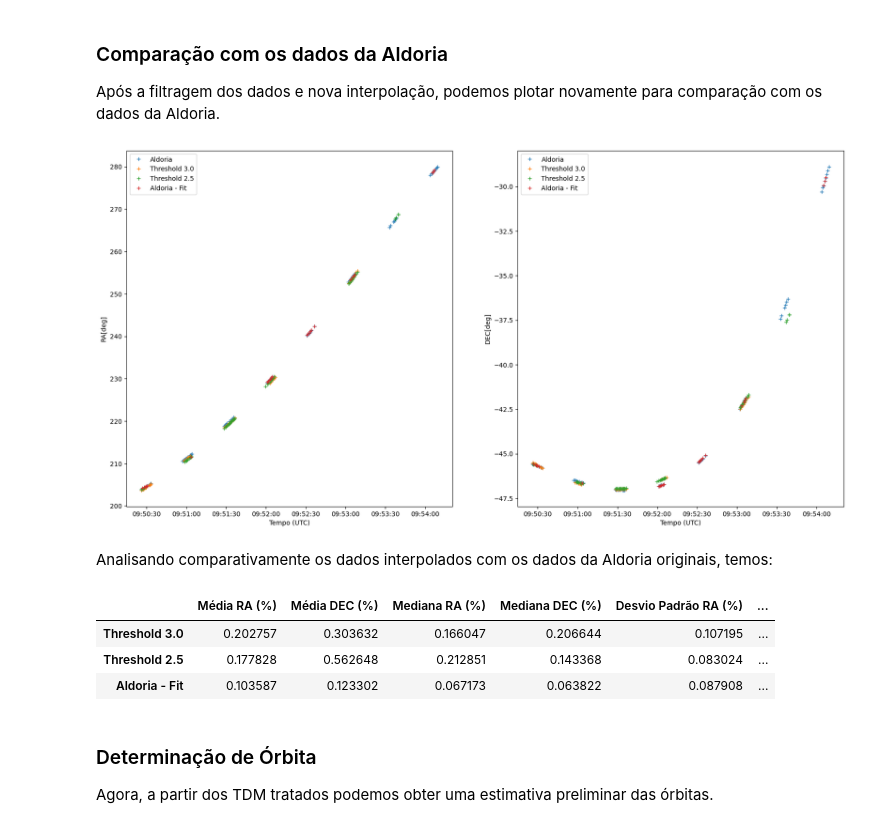
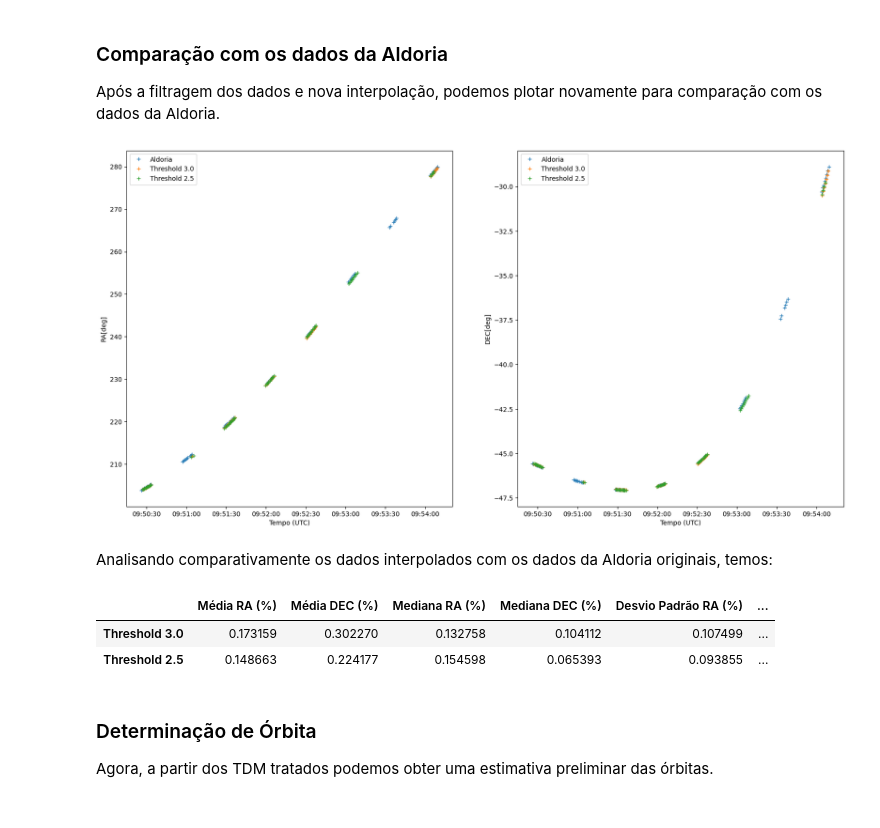
Before and after one commit to Rafa1914/spacepykit, a Jupyter notebook: data-exploration-notebook.ipynb, the cells around one changed output. Cells and saved outputs as stored; diff of their text form; code cells hidden in the pictures.

```diff
--- a/data-exploration-notebook.ipynb
+++ b/data-exploration-notebook.ipynb
@@ -50,11 +50,11 @@ def filter_raw_data(df_raw: pd.DataFrame, df_fit=None):
     std_dec = df_fit.describe().loc["std", "Desvio DEC (%)"]
     mean_dec = df_fit.describe().loc["mean", "Desvio DEC (%)"]
     third_quarter_dec = df_fit.describe().loc["75%", "Desvio DEC (%)"]
-    filter = (abs(df_fit["Desvio RA (%)"] - mean_ra) < 1.0 * std_ra) & (
-        abs(df_fit["Desvio DEC (%)"] - mean_dec) < 1.0 * std_dec
-    )
+    # filter = (abs(df_fit["Desvio RA (%)"] - mean_ra) < 1.0 * std_ra) & (
+    #     abs(df_fit["Desvio DEC (%)"] - mean_dec) < 1.0 * std_dec
+    # )
     # filter = (df_fit['Desvio RA (%)'] < third_quarter_ra) & (df_fit['Desvio DEC (%)'] < third_quarter_dec)
-    # filter = (df_fit['Desvio RA (deg)'] < 0.25) & (df_fit['Desvio DEC (deg)'] < 0.25)
+    filter = (df_fit['Desvio RA (deg)'] < 0.25) & (df_fit['Desvio DEC (deg)'] < 0.25)
     time_filtered = df_fit[filter]["Tempo[s]"]
     return df_raw.loc[df_raw["Tempo[s]"].isin(time_filtered)]
 # %%
@@ -277,30 +269,28 @@ poly_ra_aldoria, poly_dec_aldoria, tdm_aldoria_fit = fit_radec_tdm_data(tdm_aldo
 Após a filtragem dos dados e nova interpolação, podemos plotar novamente para comparação com os dados da Aldoria.
 # %%
 plot_data(
-    df_list=[tdm_aldoria_raw, tdm_30_fit, tdm_25_fit, tdm_aldoria_fit],
-    legend=["Aldoria", "Threshold 3.0", "Threshold 2.5", "Aldoria - Fit"],
+    df_list=[tdm_aldoria_raw, tdm_30_fit, tdm_25_fit],
+    legend=["Aldoria", "Threshold 3.0", "Threshold 2.5"],
     y_data=["RA[deg]", "DEC[deg]"],
     x_data="Tempo (UTC)",
 )
 # %% [output]
-[figure, old version]
+[figure, new version]
 # %% [markdown]
 Analisando comparativamente os dados interpolados com os dados da Aldoria originais, temos:
 # %%
 # Comparação com os dados interpolados com os valores do TDM da Aldoria
 stats_30 = compare_radec_data(poly_ra_30,poly_dec_30,tdm_aldoria_raw,x_max=tdm_30_filtered['Tempo[s]'].max())
 stats_25 = compare_radec_data(poly_ra_25,poly_dec_25,tdm_aldoria_raw,x_max=tdm_25_filtered['Tempo[s]'].max())
-stats_aldoria = compare_radec_data(poly_ra_aldoria,poly_dec_aldoria,tdm_aldoria_raw,x_max=tdm_aldoria_filtered['Tempo[s]'].max())
 
 # Concatenação dos resultados:
-stats = pd.concat([stats_30,stats_25,stats_aldoria],ignore_index=True)
-stats.index = ['Threshold 3.0', 'Threshold 2.5','Aldoria - Fit']
+stats = pd.concat([stats_30,stats_25],ignore_index=True)
+stats.index = ['Threshold 3.0', 'Threshold 2.5']
 stats.head()
 # %% [output]
 |  | Média RA (%) | Média DEC (%) | Mediana RA (%) | Mediana DEC (%) | Desvio Padrão RA (%) | ... |
-| Threshold 3.0 | 0.202757 | 0.303632 | 0.166047 | 0.206644 | 0.107195 | ... |
-| Threshold 2.5 | 0.177828 | 0.562648 | 0.212851 | 0.143368 | 0.083024 | ... |
-| Aldoria - Fit | 0.103587 | 0.123302 | 0.067173 | 0.063822 | 0.087908 | ... |
+| Threshold 3.0 | 0.173159 | 0.302270 | 0.132758 | 0.104112 | 0.107499 | ... |
+| Threshold 2.5 | 0.148663 | 0.224177 | 0.154598 | 0.065393 | 0.093855 | ... |
 # %% [markdown]
 ### Determinação de Órbita
 
```
Also changed, not shown: parts of 24 cells of this notebook.
